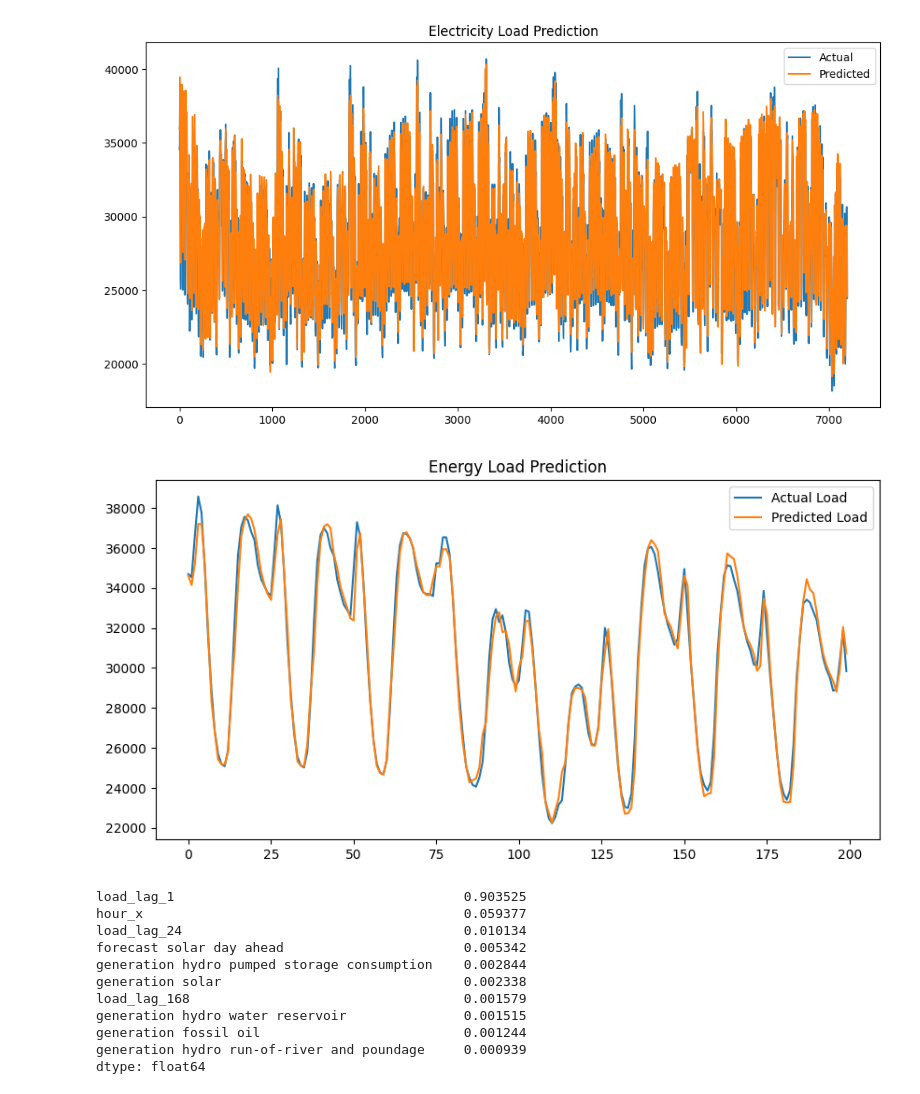
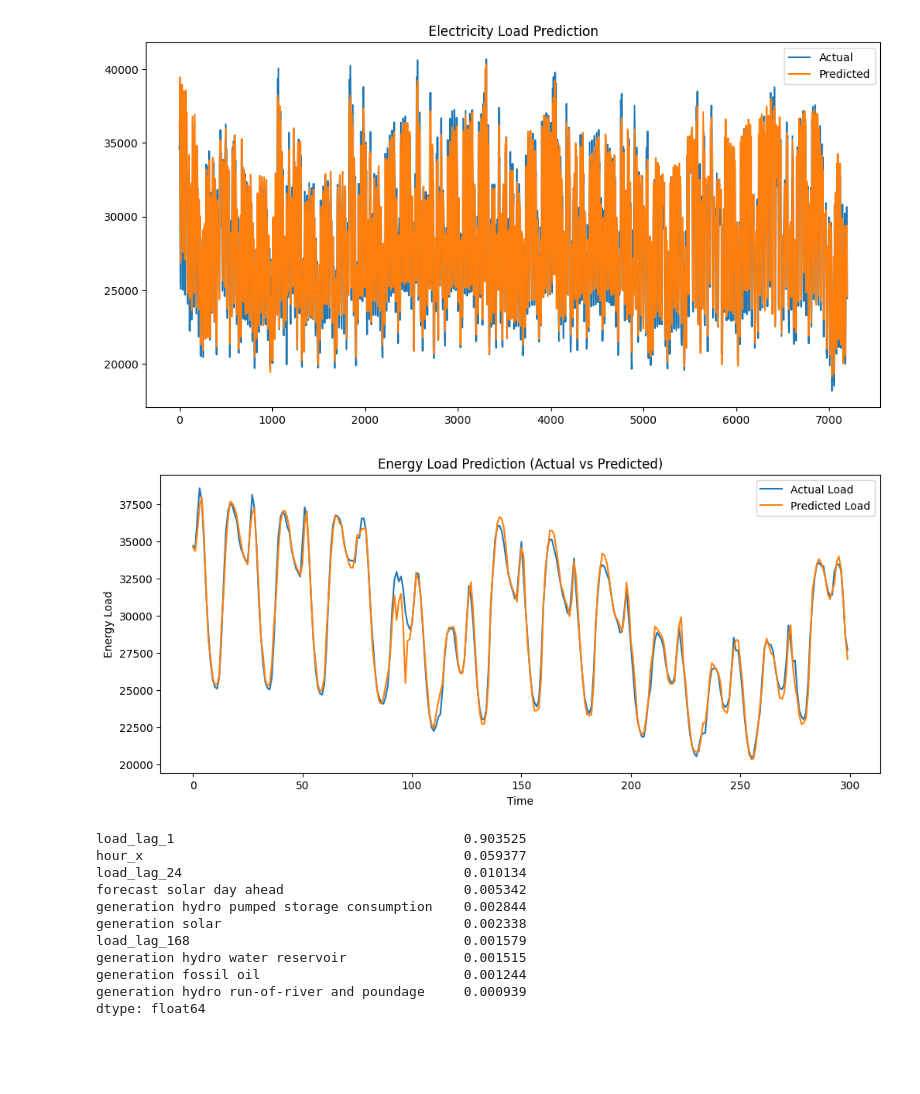
Before and after one commit to dharm3004/OptiCore-AI-Industrial-Engine, a Jupyter notebook: notebooks/04_model_training.ipynb, the cells around one changed output. Drawn from its saved outputs; the diff is of its cells as text; code cells hidden in the pictures; blank space fills up the shorter version.

```diff
--- a/notebooks/04_model_training.ipynb
+++ b/notebooks/04_model_training.ipynb
@@ -273,16 +272,19 @@ plt.show()
 # %%
 import matplotlib.pyplot as plt
 
-plt.figure(figsize=(10,5))
+plt.figure(figsize=(12,5))
 
-plt.plot(y_test.values[:200], label="Actual Load")
-plt.plot(rf_pred[:200], label="Predicted Load")
+plt.plot(y_test.values[:300], label="Actual Load")
+plt.plot(xgb_pred[:300], label="Predicted Load")
 
 plt.legend()
-plt.title("Energy Load Prediction")
+plt.title("Energy Load Prediction (Actual vs Predicted)")
+plt.xlabel("Time")
+plt.ylabel("Energy Load")
+
 plt.show()
 # %% [output]
-[figure, old version]
+[figure, new version]
 # %%
 # Feature Importance (Random Forest / XGBoost)
 
```
Also changed, not shown: parts of 5 cells of this notebook, 1 other file.
